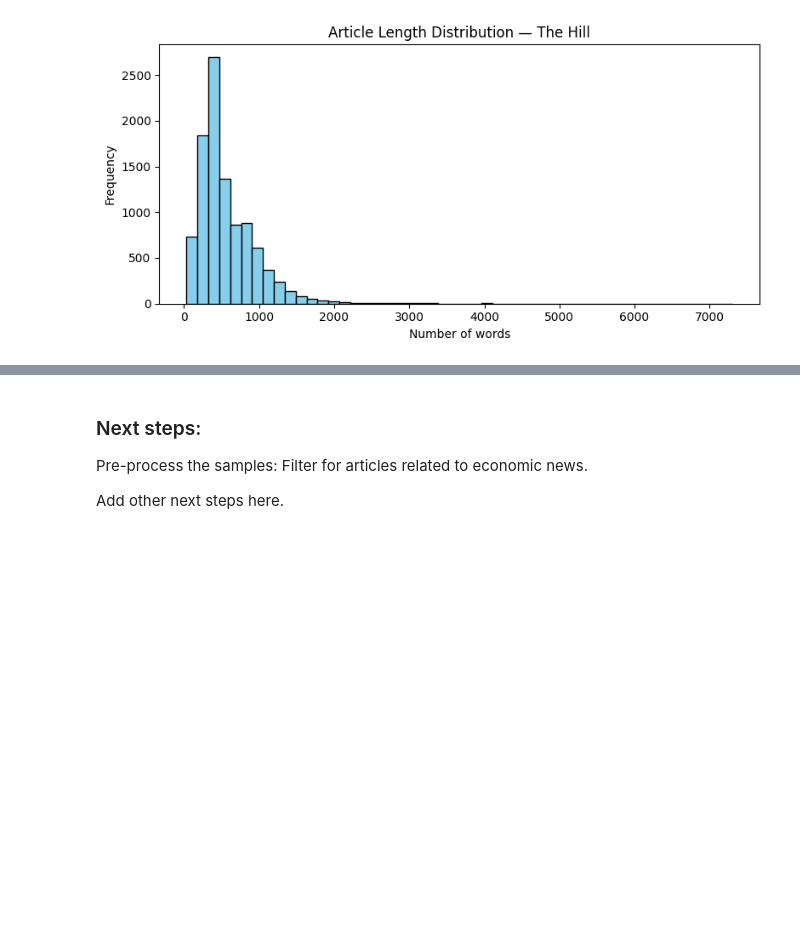
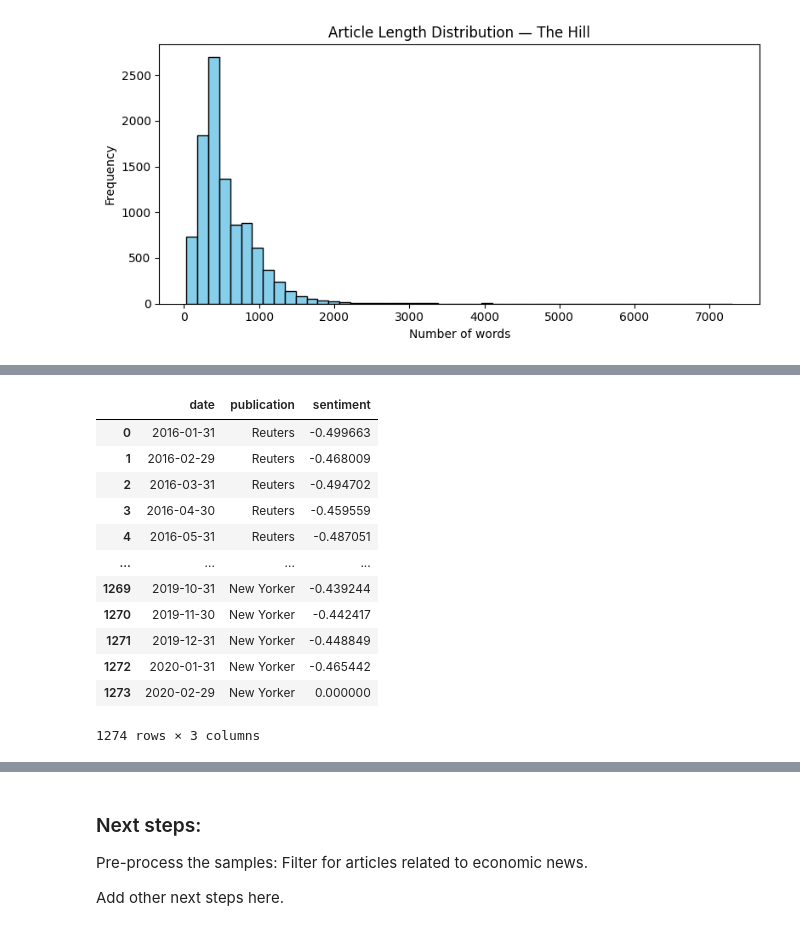
Before and after one commit to Benemrxr/project-ds4pp-eth2025, a Jupyter notebook: data/national-news.ipynb, the cells around one changed output, grey strips where cells are left out. Drawn from its saved outputs; the diff is of its cells as text; code cells hidden in the pictures; blank space fills up the shorter version.

```diff
--- a/data/national-news.ipynb
+++ b/data/national-news.ipynb
@@ -240,3 +192,54 @@ display(df_monthly_all)
+# %%
+
+# 4) loop over publisher samples and compute monthly sentiment
+monthly_records = []
+for pub in publishers['publication']:
+    safe   = re.sub(r'\W+', '_', pub.lower()).strip('_')
+    sample = pd.read_csv(f"sample_{safe}.csv", parse_dates=['date'], infer_datetime_format=True)
+    sample = sample.dropna(subset=['date'])
+    texts  = sample['article'].astype(str).tolist()
+
+    # batch‐process spaCy
+    docs = nlp.pipe(texts, batch_size=500)
+    sent_counts = []
+    for doc in docs:
+        pos = sum(1 for tok in doc if tok.is_alpha and tok.text.lower() in pos_words)
+        neg = sum(1 for tok in doc if tok.is_alpha and tok.text.lower() in neg_words)
+        sent_counts.append((pos, neg))
+
+    sample[['pos','neg']] = pd.DataFrame(sent_counts, index=sample.index)
+
+    agg = (
+        sample
+          .set_index('date')
+          .resample('M')
+          .agg({'pos':'sum','neg':'sum'})
+          .assign(
+            sentiment=lambda df: (df.pos - df.neg)/(df.pos + df.neg + 1e-9),
+            publication=pub
+          )
+          .reset_index()[['date','publication','sentiment']]
+    )
+    monthly_records.append(agg)
+
+df_monthly_all = pd.concat(monthly_records, ignore_index=True)
+# safe df_monthly_all as csv
+df_monthly_all.to_csv("monthly_sentiment_all.csv", index=False)
+display(df_monthly_all)
+# %% [output]
+|  | date | publication | sentiment |
+| 0 | 2016-01-31 | Reuters | -0.499663 |
+| 1 | 2016-02-29 | Reuters | -0.468009 |
+| 2 | 2016-03-31 | Reuters | -0.494702 |
+| 3 | 2016-04-30 | Reuters | -0.459559 |
+| 4 | 2016-05-31 | Reuters | -0.487051 |
+| ... | ... | ... | ... |
+| 1269 | 2019-10-31 | New Yorker | -0.439244 |
+| 1270 | 2019-11-30 | New Yorker | -0.442417 |
+| 1271 | 2019-12-31 | New Yorker | -0.448849 |
+| 1272 | 2020-01-31 | New Yorker | -0.465442 |
+| 1273 | 2020-02-29 | New Yorker | 0.000000 |
+1274 rows × 3 columns
 # %%
 # Plot monthly sentiment for all publishers in one figure
 import matplotlib.pyplot as plt
```
Also changed, not shown: parts of 2 cells of this notebook, 2 other files.
